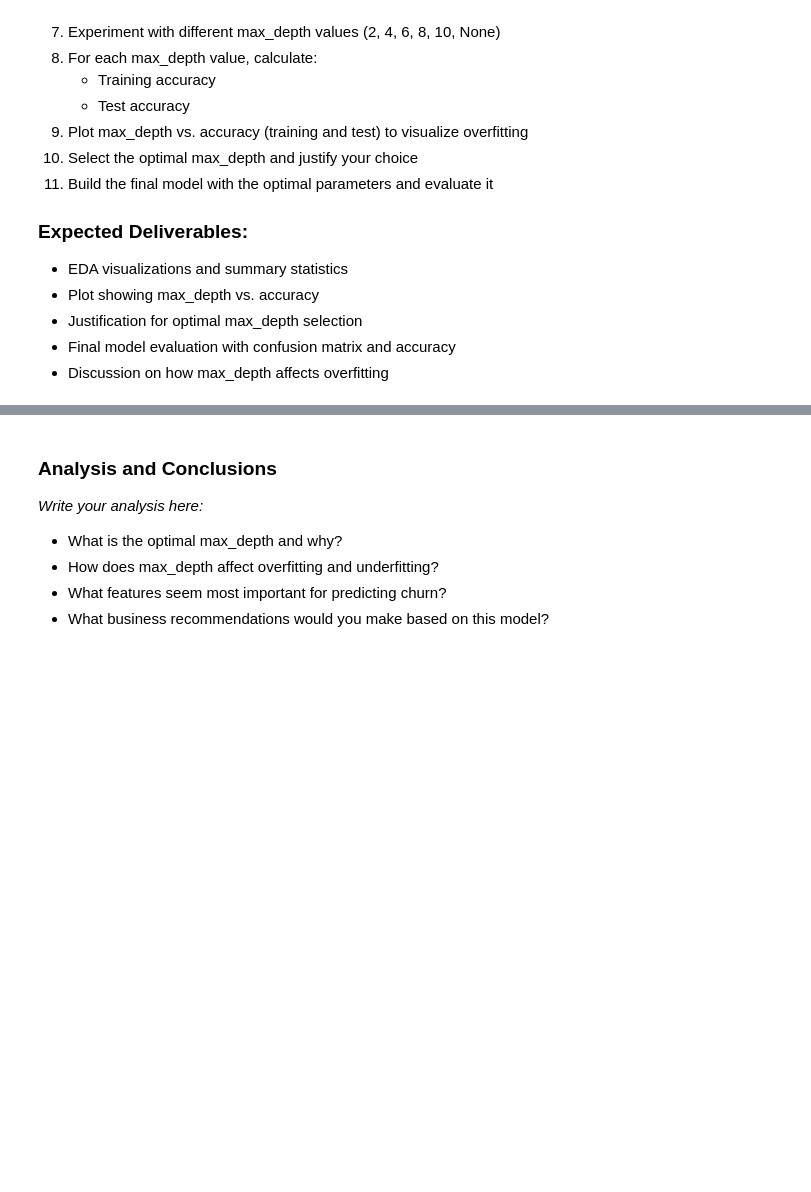
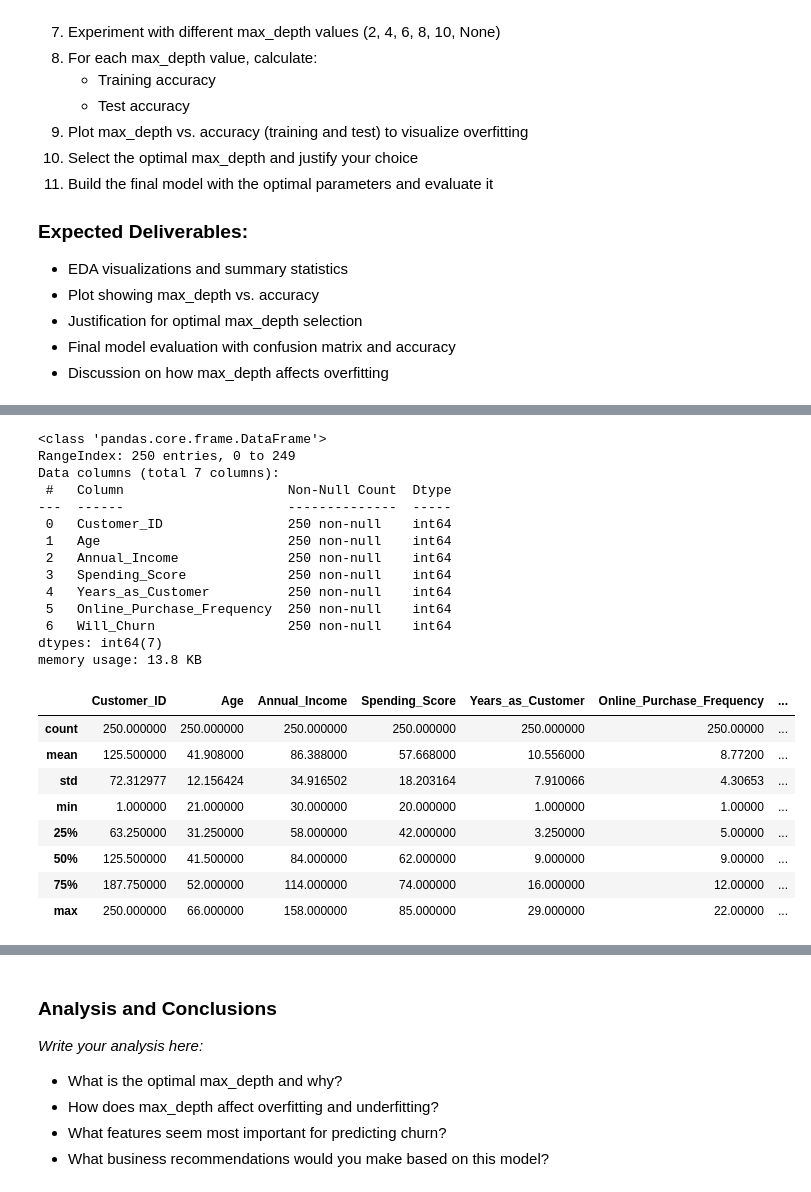
Before and after one commit to Blessing-Ekeh/dataraflow-week18-Classification--II-Decision-Trees-Random-Forests, a Jupyter notebook: Take Home.ipynb, the cells around one changed output, grey strips where cells are left out. Saved outputs shown, nothing was run; the diff lists cells and outputs as text; code cells hidden in the pictures; blank space fills up the shorter version.

```diff
--- a/Take Home.ipynb
+++ b/Take Home.ipynb
@@ -348,0 +365,28 @@ These assignments require deeper analysis and application of the concepts learne
+# %%
+# Check basic statistics
+assignment1_data.info()
+assignment1_data.describe()
+# %% [output]
+<class 'pandas.core.frame.DataFrame'>
+RangeIndex: 250 entries, 0 to 249
+Data columns (total 7 columns):
+ #   Column                     Non-Null Count  Dtype
+---  ------                     --------------  -----
+ 0   Customer_ID                250 non-null    int64
+ 1   Age                        250 non-null    int64
+ 2   Annual_Income              250 non-null    int64
+ 3   Spending_Score             250 non-null    int64
+ 4   Years_as_Customer          250 non-null    int64
+ 5   Online_Purchase_Frequency  250 non-null    int64
+ 6   Will_Churn                 250 non-null    int64
+dtypes: int64(7)
+memory usage: 13.8 KB
+|  | Customer_ID | Age | Annual_Income | Spending_Score | Years_as_Customer | Online_Purchase_Frequency | ... |
+| count | 250.000000 | 250.000000 | 250.000000 | 250.000000 | 250.000000 | 250.00000 | ... |
+| mean | 125.500000 | 41.908000 | 86.388000 | 57.668000 | 10.556000 | 8.77200 | ... |
+| std | 72.312977 | 12.156424 | 34.916502 | 18.203164 | 7.910066 | 4.30653 | ... |
+| min | 1.000000 | 21.000000 | 30.000000 | 20.000000 | 1.000000 | 1.00000 | ... |
+| 25% | 63.250000 | 31.250000 | 58.000000 | 42.000000 | 3.250000 | 5.00000 | ... |
+| 50% | 125.500000 | 41.500000 | 84.000000 | 62.000000 | 9.000000 | 9.00000 | ... |
+| 75% | 187.750000 | 52.000000 | 114.000000 | 74.000000 | 16.000000 | 12.00000 | ... |
+| max | 250.000000 | 66.000000 | 158.000000 | 85.000000 | 29.000000 | 22.00000 | ... |
```
Also changed, not shown: parts of 12 cells of this notebook.
